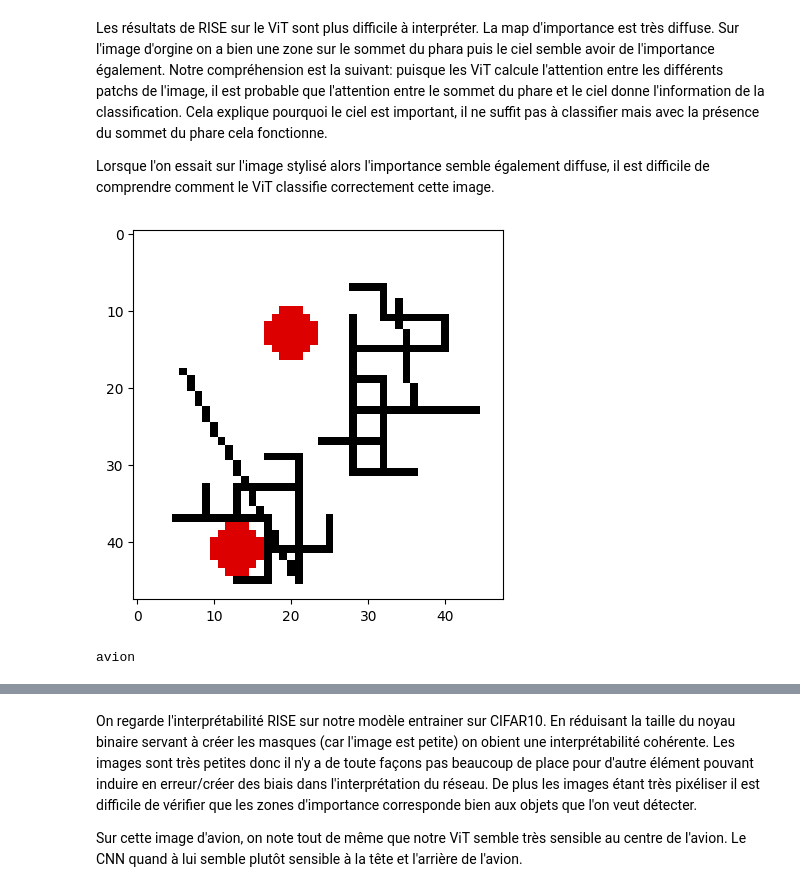
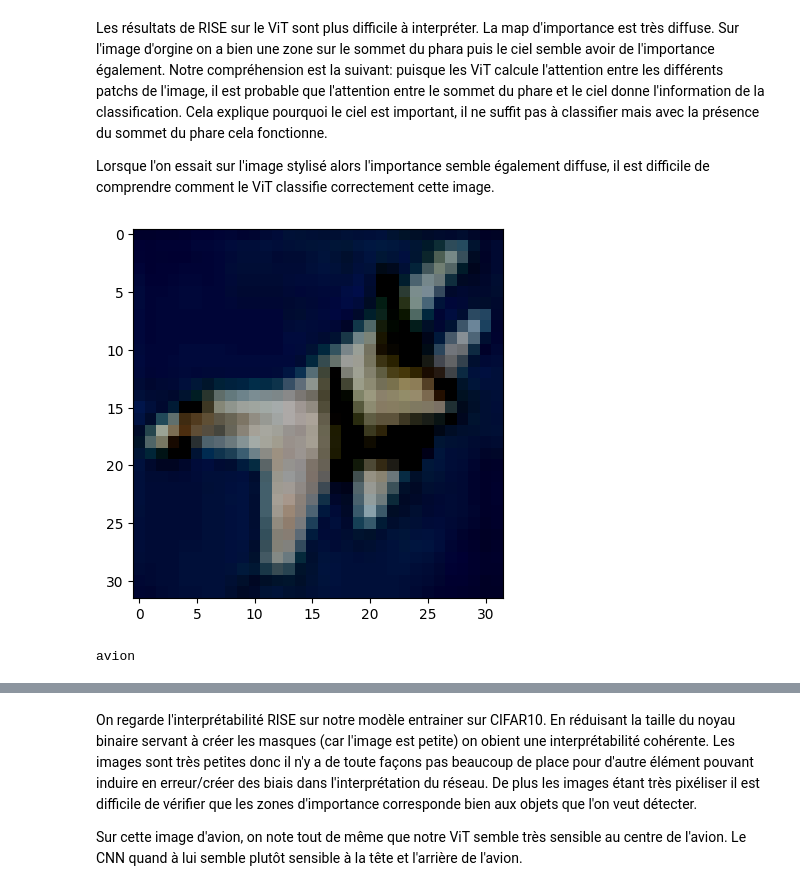
Before and after one commit to OctaveBorgard/ProjetHDDL, a Jupyter notebook: Projet3.ipynb, the cells around one changed output, grey strips where cells are left out. Drawn from its saved outputs; the diff is of its cells as text; code cells hidden in the pictures.

```diff
--- a/Projet3.ipynb
+++ b/Projet3.ipynb
@@ -288,10 +288,10 @@ trainset_orig = torchvision.datasets.CIFAR10(root='./data', train=True, download
 trainset_aug = torchvision.datasets.CIFAR10(root='./data', train=True, download=True, transform=transform_train)
 
 trainset = ConcatDataset([trainset_orig, trainset_aug])
-testset = torchvision.datasets.CIFAR10(root='./data', train=False, download=True, transform=transform_test)
+testsetc = torchvision.datasets.CIFAR10(root='./data', train=False, download=True, transform=transform_test)
 
 trainloader = DataLoader(trainset, batch_size=batch_size, shuffle=True)
-testloader = DataLoader(testset, batch_size=batch_size, shuffle=False)
+testloader = DataLoader(testsetc, batch_size=batch_size, shuffle=False)
 classes = ('avion', 'voiture', 'oiseau', 'chat', 'cerf', 'chien', 'grenouille', 'cheval', 'bateau', 'camion')
 # %%
 print(len(trainloader.dataset))
@@ -907,15 +907,15 @@ Les résultats de RISE sur le ViT sont plus difficile à interpréter. La map d'
 
 Lorsque l'on essait sur l'image stylisé alors l'importance semble également diffuse, il est difficile de comprendre comment le ViT classifie correctement cette image.
 # %%
-image_brute, label = testset[10]
+image_brute, label = testsetc[10]
 
 img_to_show = image_brute * 0.5 + 0.5
 img_to_show = image_brute.clamp(0, 1)
 plt.imshow(img_to_show.permute(1, 2, 0))
 plt.show()
 print(classes[label])
 # %% [output]
-[figure, old version]
+[figure, new version]
 avion
 # %%
 img_for_rise = img_to_show.to(device)
```
Also changed, not shown: parts of 4 cells of this notebook.
